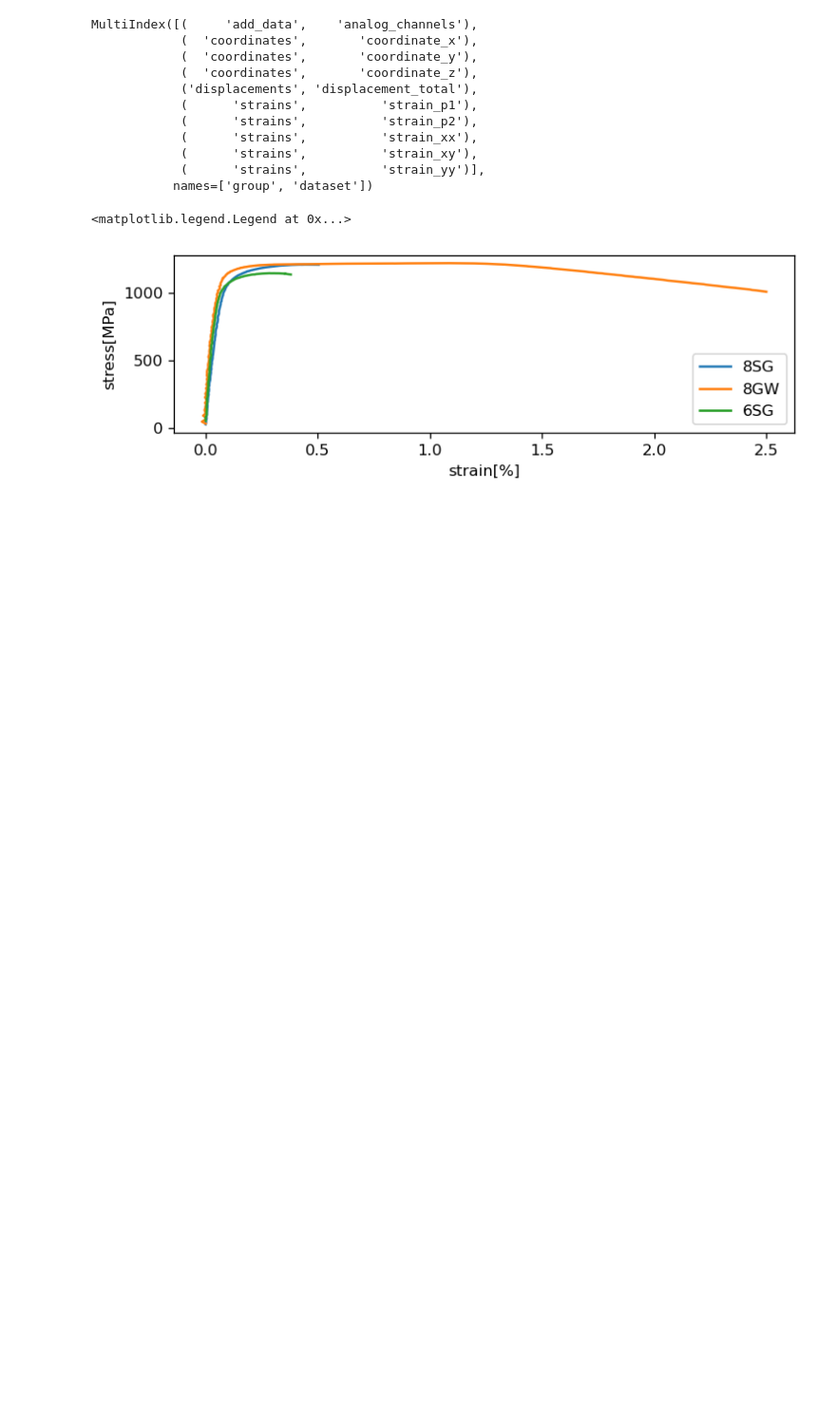
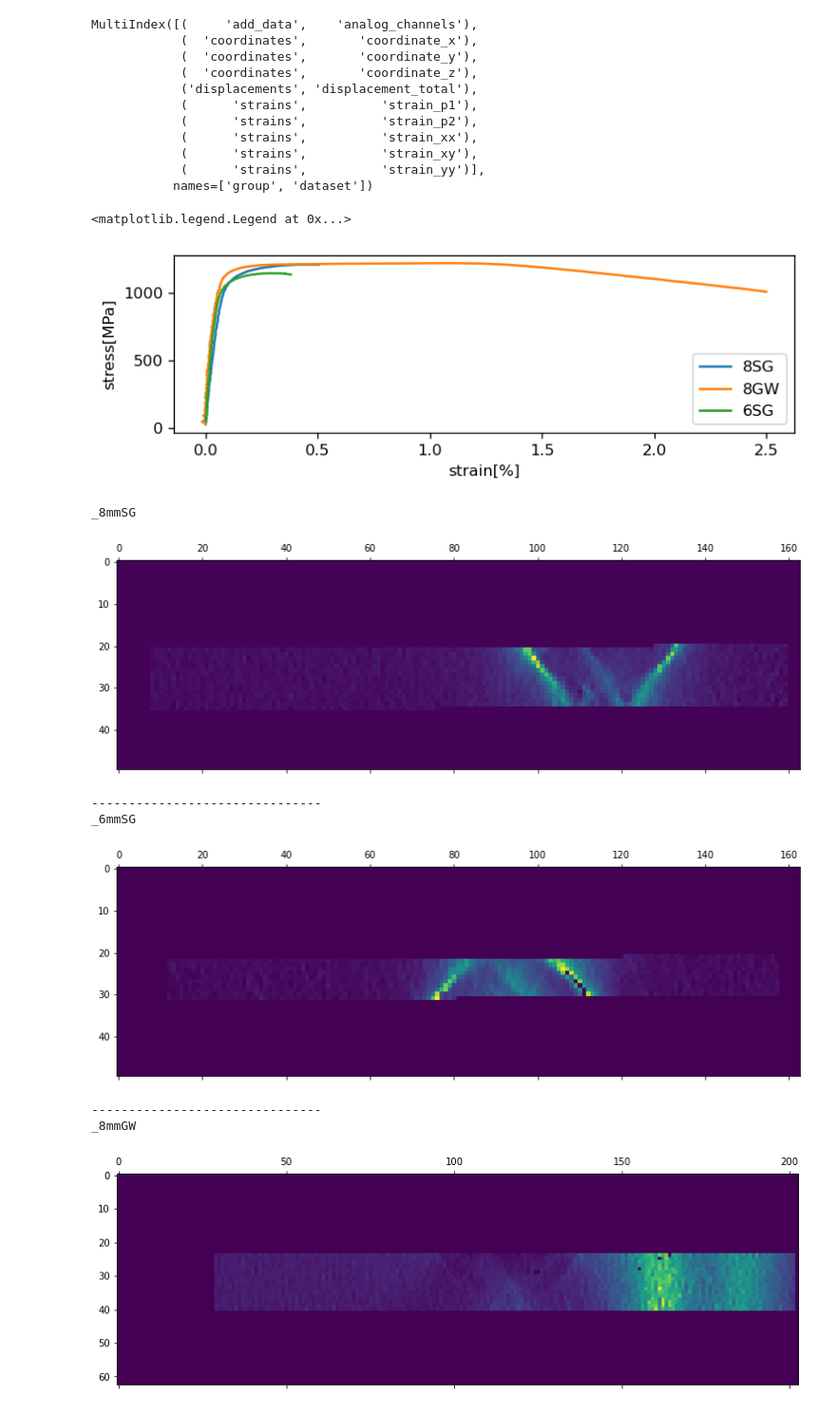
Before and after one commit to KMDE-10/DIC, a Jupyter notebook: Schweißen_Schneiden.ipynb, the cells around one changed output. Shown at 95% size. Drawn from its saved outputs; the diff is of its cells as text; code cells hidden in the pictures; blank space fills up the shorter version.

```diff
--- a/Schweißen_Schneiden.ipynb
+++ b/Schweißen_Schneiden.ipynb
@@ -139,3 +139,26 @@ ax.legend()
 # %% [output]
 <matplotlib.legend.Legend at 0x...>
 [figure]
+# %%
+print('_8mmSG')
+plt.matshow(_8mmSG.loc[_8mmSG.index[-1],('strains','strain_p1')])
+plt.show()
+print('-------------------------------')
+print('_6mmSG')
+plt.matshow(_6mmSG.loc[_6mmSG.index[-1],('strains'
+,'strain_p1')])
+plt.show()
+print('-------------------------------')
+print('_8mmGW')
+plt.matshow(_8mmGW.loc[_8mmGW.index[-1],('strains'
+,'strain_p1')])
+plt.show()
+# %% [output]
+_8mmSG
+[figure, added]
+-------------------------------
+_6mmSG
+[figure, added]
+-------------------------------
+_8mmGW
+[figure, added]
```
